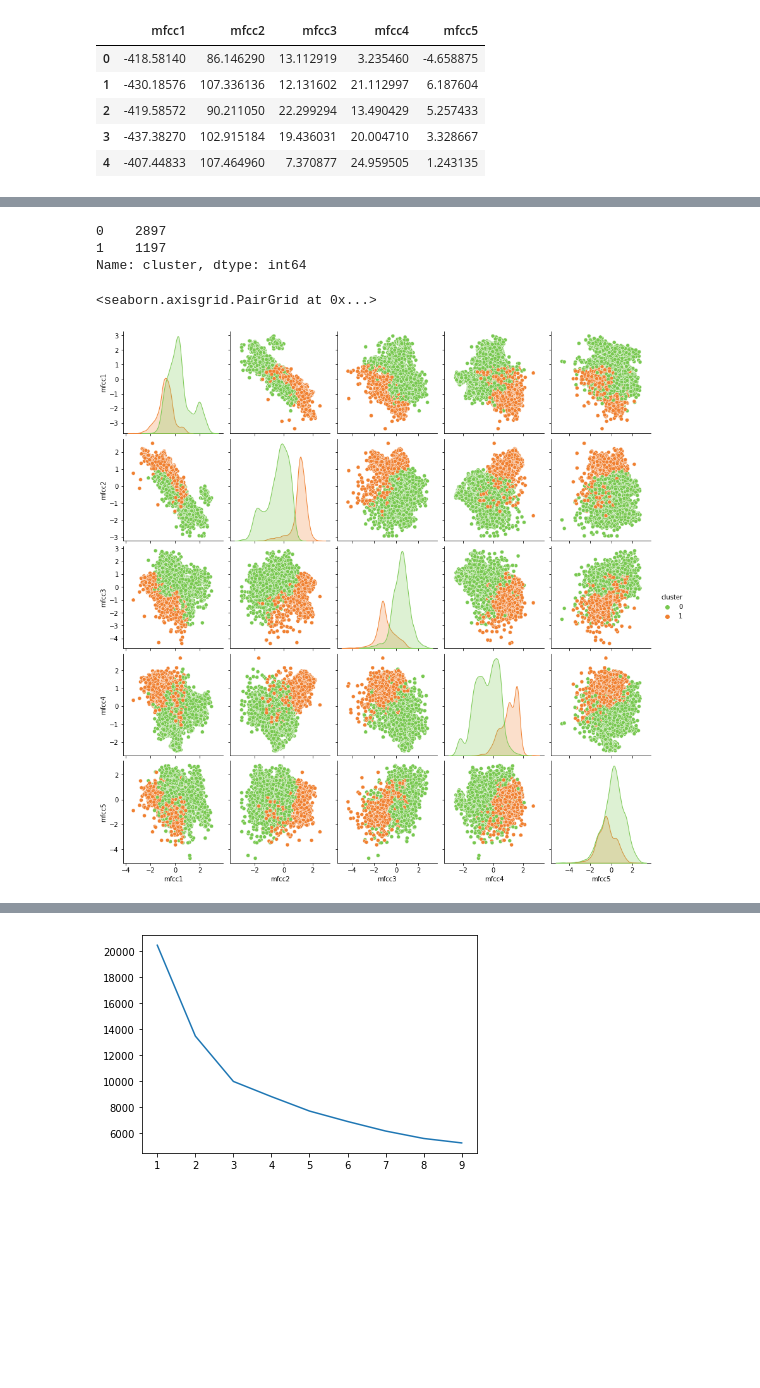
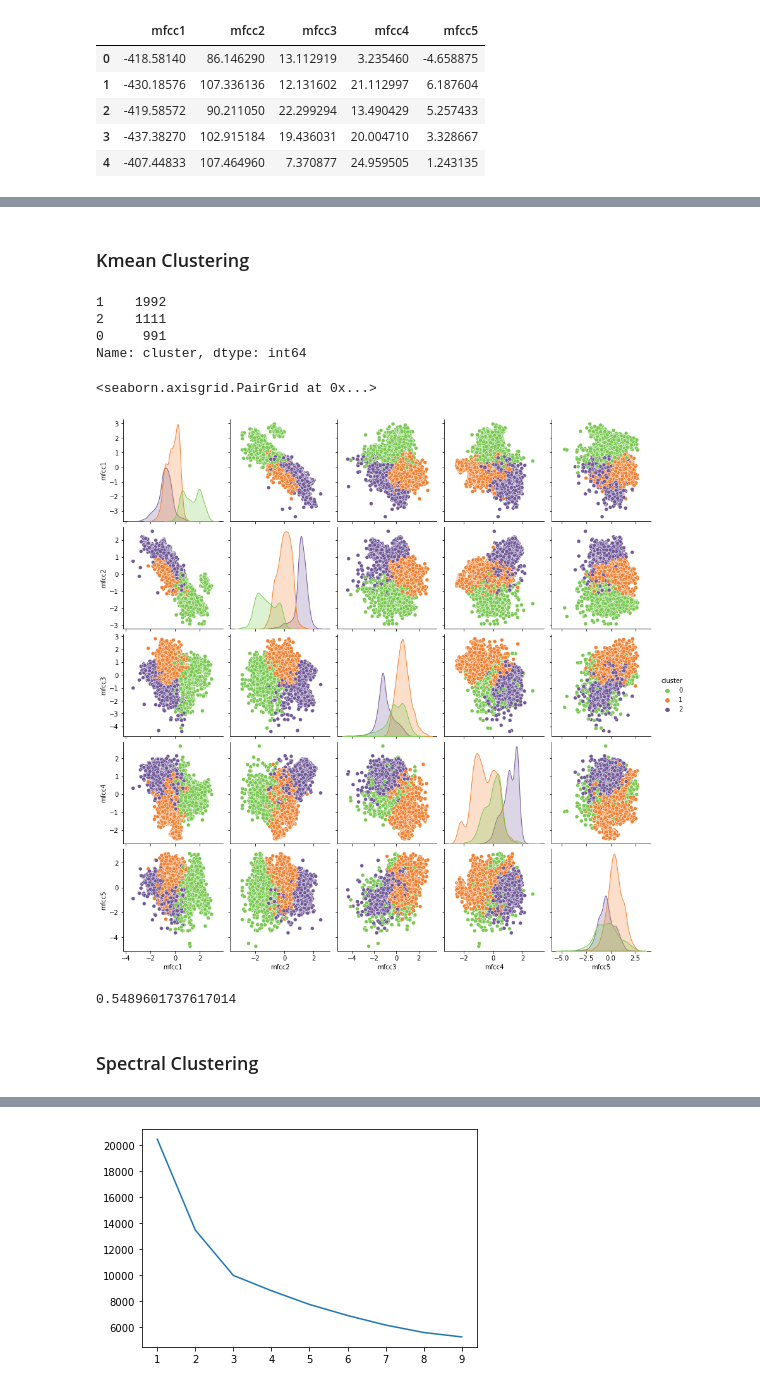
Before and after one commit to reenakoshta10/machine-monitoring-clustering, a Jupyter notebook: machine_monitoring_slider.ipynb, the cells around one changed output, grey strips where cells are left out. Cells and saved outputs as stored; diff of their text form; code cells hidden in the pictures; blank space fills up the shorter version.

```diff
--- a/machine_monitoring_slider.ipynb
+++ b/machine_monitoring_slider.ipynb
@@ -37,23 +41,33 @@ data_matrics.head()
 # %%
 data_matrics_normalized=(data_matrics-data_matrics.mean())/data_matrics.std()
+# %% [markdown]
+### Kmean Clustering
 # %%
-kmeans = KMeans(n_clusters=2, init='k-means++', random_state=0).fit(data_matrics_normalized)
+kmeans = KMeans(n_clusters=3, init='k-means++', random_state=0).fit(data_matrics_normalized)
 cluster_labels = pd.Series(kmeans.labels_, name='cluster')
-# data_matrics = data_matrics.join(cluster_labels.to_frame())
-# data_matrics.tail()
 # %%
 data_matrics_kmean = data_matrics_normalized.join(cluster_labels.to_frame())
 # %%
 cluster_labels.value_counts()
 # %% [output]
-0    2897
-1    1197
+1    1992
+2    1111
+0     991
 Name: cluster, dtype: int64
 # %%
-sns.pairplot(data_matrics_kmean, hue = 'cluster', palette=['#78C850', '#F08030'])
+sns.pairplot(data_matrics_kmean, hue = 'cluster', palette=['#78C850', '#F08030','#705898'])
 # %% [output]
 <seaborn.axisgrid.PairGrid at 0x...>
-[figure, old version]
+[figure, new version]
+# %%
+dataset_class = dataset['class']
+dataset_class = np.where(dataset_class == 2, 'valve_normal', dataset_class)
+dataset_class = np.where(dataset_class == 0, 'valve_abnormal', dataset_class)
+metrics.rand_score(dataset_class, cluster_labels)
+# %% [output]
+0.5489601737617014
+# %% [markdown]
+### Spectral Clustering
 # %%
 from sklearn.cluster import SpectralClustering
 # %%
```
Also changed, not shown: parts of 14 cells of this notebook, 3 other files.
